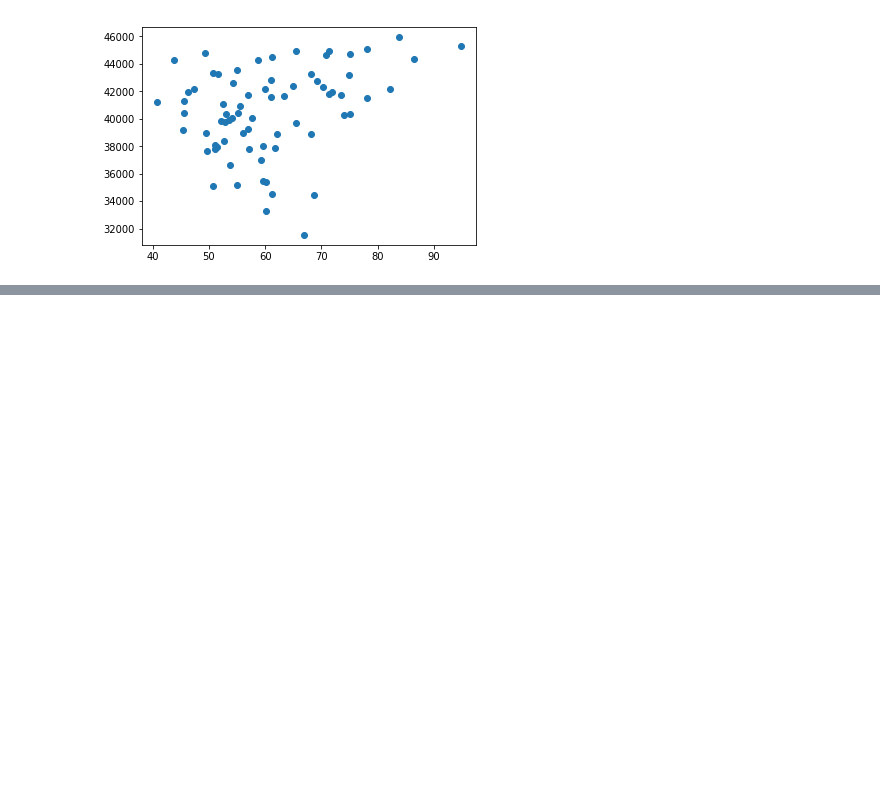
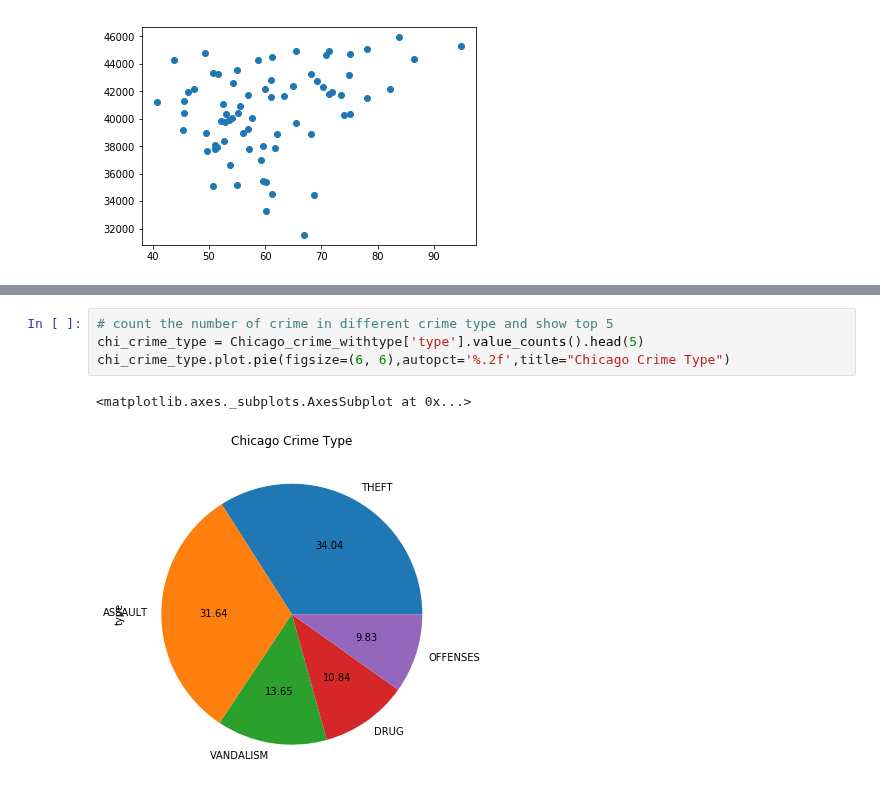
Before and after one commit to AprilW048/Final_Project, a Jupyter notebook: Air Pollution.ipynb, the cells around one changed output, grey strips where cells are left out. Cells and saved outputs as stored; diff of their text form; blank space fills up the shorter version.

```diff
--- a/Air Pollution.ipynb
+++ b/Air Pollution.ipynb
@@ -502,0 +541,7 @@ normaolize_crime_type(a, 'OFNS_DESC')
+# %%
+# count the number of crime in different crime type and show top 5
+chi_crime_type = Chicago_crime_withtype['type'].value_counts().head(5)
+chi_crime_type.plot.pie(figsize=(6, 6),autopct='%.2f',title="Chicago Crime Type")
+# %% [output]
+<matplotlib.axes._subplots.AxesSubplot at 0x...>
+[figure, added]
```
Also changed, not shown: parts of 57 cells of this notebook.
